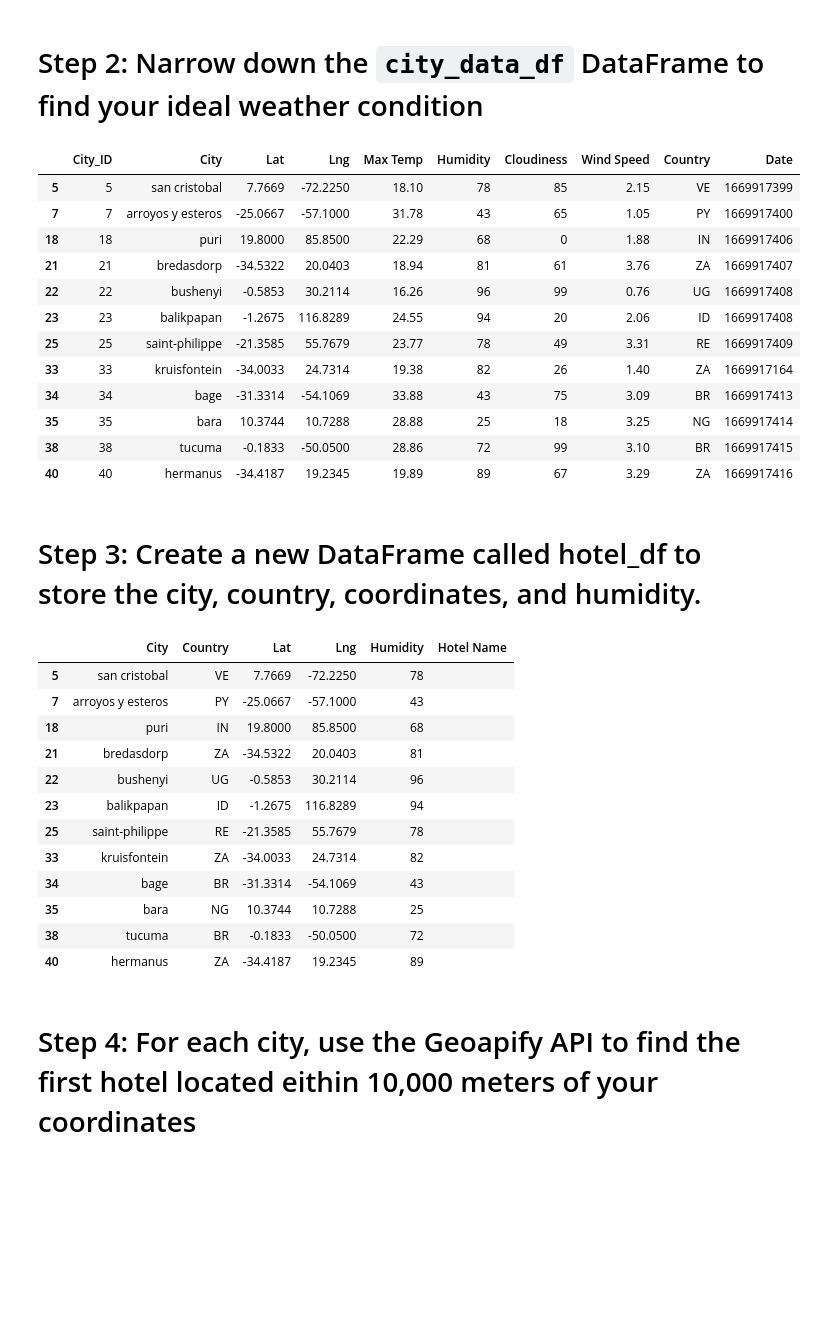
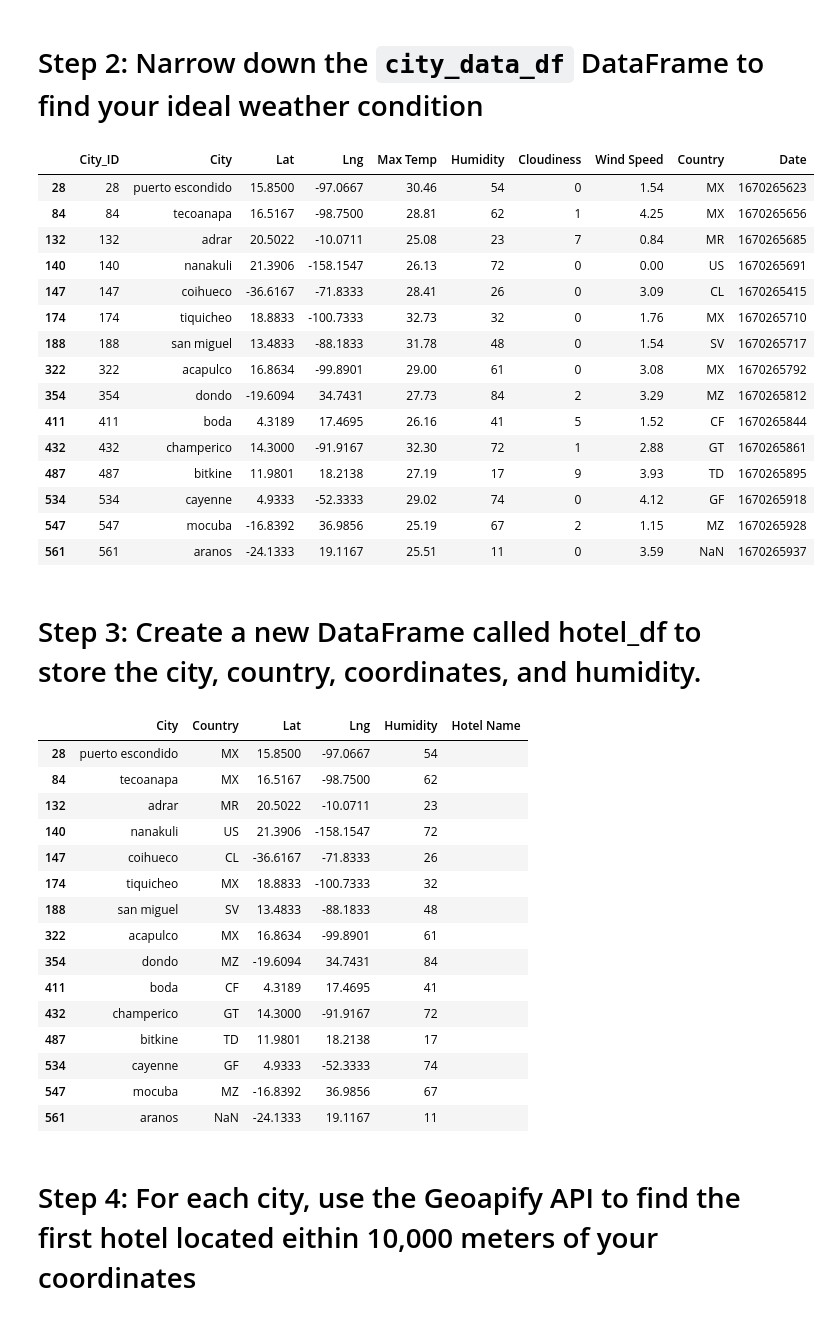
Before and after one commit to JenniferM-BShulyak/python-api-challenge, a Jupyter notebook: WeatherPy/VacationPy.ipynb, the cells around one changed output. Saved outputs shown, nothing was run; the diff lists cells and outputs as text; code cells hidden in the pictures; blank space fills up the shorter version.

```diff
--- a/WeatherPy/VacationPy.ipynb
+++ b/WeatherPy/VacationPy.ipynb
@@ -19,6 +22,6 @@ warnings.filterwarnings("ignore")
 # %%
 # Load the CSV file created in Part 1 into a Pandas DataFrame
-city_data_df = pd.read_csv("../WeatherPy/output_data/cities.csv")
+city_data_df = pd.read_csv("output_data/cities.csv")
 
 # Display sample data
 city_data_df.head()
@@ -55,45 +58,52 @@ map_plot_1
 # %% [markdown]
 # Step 2: Narrow down the `city_data_df` DataFrame to find your ideal weather condition
 # %%
-ideal_cities_df = city_data_df.loc[(city_data_df["Max Temp"] < 35) & (city_data_df["Max Temp"] >15) & (city_data_df["Wind Speed"] < 4.5) & (city_data_df["Cloudiness"] < 100),:]
+# Ideal conditions! I like it hot with low humidity! No cold weather!
+ideal_cities_df = city_data_df.loc[(city_data_df["Max Temp"] < 35) & (city_data_df["Max Temp"] >23) & (city_data_df["Wind Speed"] < 4.5) & (city_data_df["Cloudiness"] < 10),:]
 
 ideal_cities_df.dropna(how = "any")  #drops any rows that have null (missing) data
 
 ideal_cities_df
 # %% [output]
 |  | City_ID | City | Lat | Lng | Max Temp | Humidity | Cloudiness | Wind Speed | Country | Date |
-| 5 | 5 | san cristobal | 7.7669 | -72.2250 | 18.10 | 78 | 85 | 2.15 | VE | 1669917399 |
-| 7 | 7 | arroyos y esteros | -25.0667 | -57.1000 | 31.78 | 43 | 65 | 1.05 | PY | 1669917400 |
-| 18 | 18 | puri | 19.8000 | 85.8500 | 22.29 | 68 | 0 | 1.88 | IN | 1669917406 |
-| 21 | 21 | bredasdorp | -34.5322 | 20.0403 | 18.94 | 81 | 61 | 3.76 | ZA | 1669917407 |
-| 22 | 22 | bushenyi | -0.5853 | 30.2114 | 16.26 | 96 | 99 | 0.76 | UG | 1669917408 |
-| 23 | 23 | balikpapan | -1.2675 | 116.8289 | 24.55 | 94 | 20 | 2.06 | ID | 1669917408 |
-| 25 | 25 | saint-philippe | -21.3585 | 55.7679 | 23.77 | 78 | 49 | 3.31 | RE | 1669917409 |
-| 33 | 33 | kruisfontein | -34.0033 | 24.7314 | 19.38 | 82 | 26 | 1.40 | ZA | 1669917164 |
-| 34 | 34 | bage | -31.3314 | -54.1069 | 33.88 | 43 | 75 | 3.09 | BR | 1669917413 |
-| 35 | 35 | bara | 10.3744 | 10.7288 | 28.88 | 25 | 18 | 3.25 | NG | 1669917414 |
-| 38 | 38 | tucuma | -0.1833 | -50.0500 | 28.86 | 72 | 99 | 3.10 | BR | 1669917415 |
-| 40 | 40 | hermanus | -34.4187 | 19.2345 | 19.89 | 89 | 67 | 3.29 | ZA | 1669917416 |
+| 28 | 28 | puerto escondido | 15.8500 | -97.0667 | 30.46 | 54 | 0 | 1.54 | MX | 1670265623 |
+| 84 | 84 | tecoanapa | 16.5167 | -98.7500 | 28.81 | 62 | 1 | 4.25 | MX | 1670265656 |
+| 132 | 132 | adrar | 20.5022 | -10.0711 | 25.08 | 23 | 7 | 0.84 | MR | 1670265685 |
+| 140 | 140 | nanakuli | 21.3906 | -158.1547 | 26.13 | 72 | 0 | 0.00 | US | 1670265691 |
+| 147 | 147 | coihueco | -36.6167 | -71.8333 | 28.41 | 26 | 0 | 3.09 | CL | 1670265415 |
+| 174 | 174 | tiquicheo | 18.8833 | -100.7333 | 32.73 | 32 | 0 | 1.76 | MX | 1670265710 |
+| 188 | 188 | san miguel | 13.4833 | -88.1833 | 31.78 | 48 | 0 | 1.54 | SV | 1670265717 |
+| 322 | 322 | acapulco | 16.8634 | -99.8901 | 29.00 | 61 | 0 | 3.08 | MX | 1670265792 |
+| 354 | 354 | dondo | -19.6094 | 34.7431 | 27.73 | 84 | 2 | 3.29 | MZ | 1670265812 |
+| 411 | 411 | boda | 4.3189 | 17.4695 | 26.16 | 41 | 5 | 1.52 | CF | 1670265844 |
+| 432 | 432 | champerico | 14.3000 | -91.9167 | 32.30 | 72 | 1 | 2.88 | GT | 1670265861 |
+| 487 | 487 | bitkine | 11.9801 | 18.2138 | 27.19 | 17 | 9 | 3.93 | TD | 1670265895 |
+| 534 | 534 | cayenne | 4.9333 | -52.3333 | 29.02 | 74 | 0 | 4.12 | GF | 1670265918 |
+| 547 | 547 | mocuba | -16.8392 | 36.9856 | 25.19 | 67 | 2 | 1.15 | MZ | 1670265928 |
+| 561 | 561 | aranos | -24.1333 | 19.1167 | 25.51 | 11 | 0 | 3.59 | NaN | 1670265937 |
 # %% [markdown]
 # Step 3: Create a new DataFrame called hotel_df to store the city, country, coordinates, and humidity.
 # %%
-hotel_df = ideal_cities_df.loc[:, ["City", "Country", "Lat", "Lng", "Humidity"]]
-hotel_df["Hotel Name"] = " "
+hotel_df = ideal_cities_df.loc[:, ["City", "Country", "Lat", "Lng", "Humidity"]]    #Only want the following columns
+hotel_df["Hotel Name"] = " "    # make an empty column for the hotel name
 hotel_df
 # %% [output]
 |  | City | Country | Lat | Lng | Humidity | Hotel Name |
-| 5 | san cristobal | VE | 7.7669 | -72.2250 | 78 |  |
-| 7 | arroyos y esteros | PY | -25.0667 | -57.1000 | 43 |  |
-| 18 | puri | IN | 19.8000 | 85.8500 | 68 |  |
-| 21 | bredasdorp | ZA | -34.5322 | 20.0403 | 81 |  |
-| 22 | bushenyi | UG | -0.5853 | 30.2114 | 96 |  |
-| 23 | balikpapan | ID | -1.2675 | 116.8289 | 94 |  |
-| 25 | saint-philippe | RE | -21.3585 | 55.7679 | 78 |  |
-| 33 | kruisfontein | ZA | -34.0033 | 24.7314 | 82 |  |
-| 34 | bage | BR | -31.3314 | -54.1069 | 43 |  |
-| 35 | bara | NG | 10.3744 | 10.7288 | 25 |  |
-| 38 | tucuma | BR | -0.1833 | -50.0500 | 72 |  |
-| 40 | hermanus | ZA | -34.4187 | 19.2345 | 89 |  |
+| 28 | puerto escondido | MX | 15.8500 | -97.0667 | 54 |  |
+| 84 | tecoanapa | MX | 16.5167 | -98.7500 | 62 |  |
+| 132 | adrar | MR | 20.5022 | -10.0711 | 23 |  |
+| 140 | nanakuli | US | 21.3906 | -158.1547 | 72 |  |
+| 147 | coihueco | CL | -36.6167 | -71.8333 | 26 |  |
+| 174 | tiquicheo | MX | 18.8833 | -100.7333 | 32 |  |
+| 188 | san miguel | SV | 13.4833 | -88.1833 | 48 |  |
+| 322 | acapulco | MX | 16.8634 | -99.8901 | 61 |  |
+| 354 | dondo | MZ | -19.6094 | 34.7431 | 84 |  |
+| 411 | boda | CF | 4.3189 | 17.4695 | 41 |  |
+| 432 | champerico | GT | 14.3000 | -91.9167 | 72 |  |
+| 487 | bitkine | TD | 11.9801 | 18.2138 | 17 |  |
+| 534 | cayenne | GF | 4.9333 | -52.3333 | 74 |  |
+| 547 | mocuba | MZ | -16.8392 | 36.9856 | 67 |  |
+| 561 | aranos | NaN | -24.1333 | 19.1167 | 11 |  |
 # %% [markdown]
 # Step 4: For each city, use the Geoapify API to find the first hotel located eithin 10,000 meters of your coordinates
 # %%
```
Also changed, not shown: parts of 4 cells of this notebook, 1 other file.
